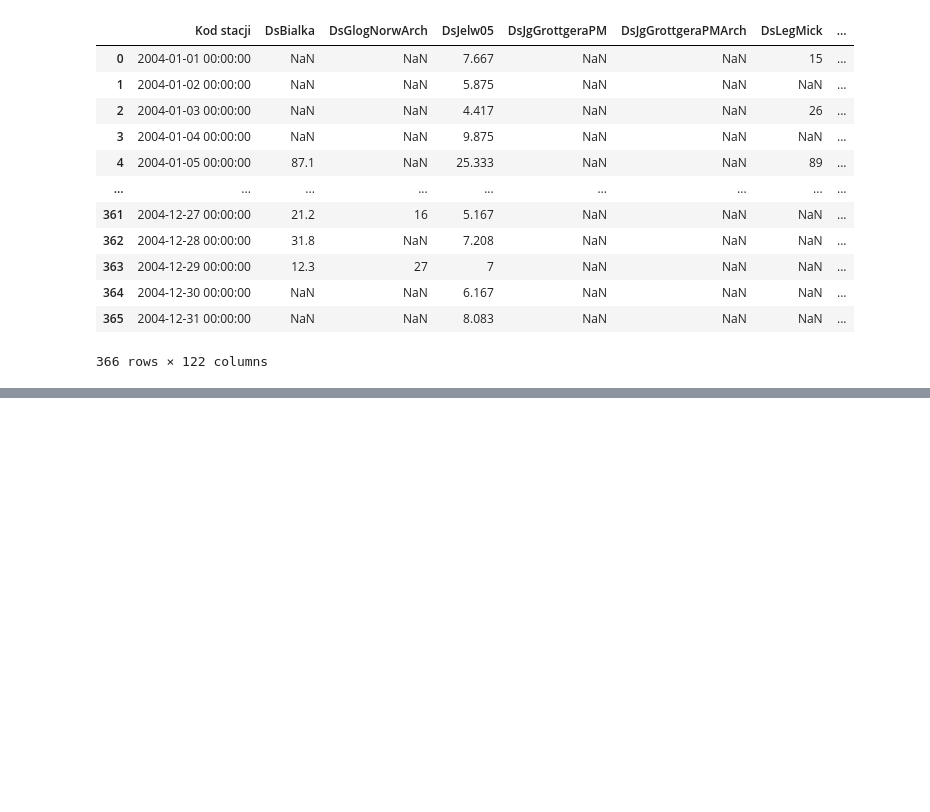
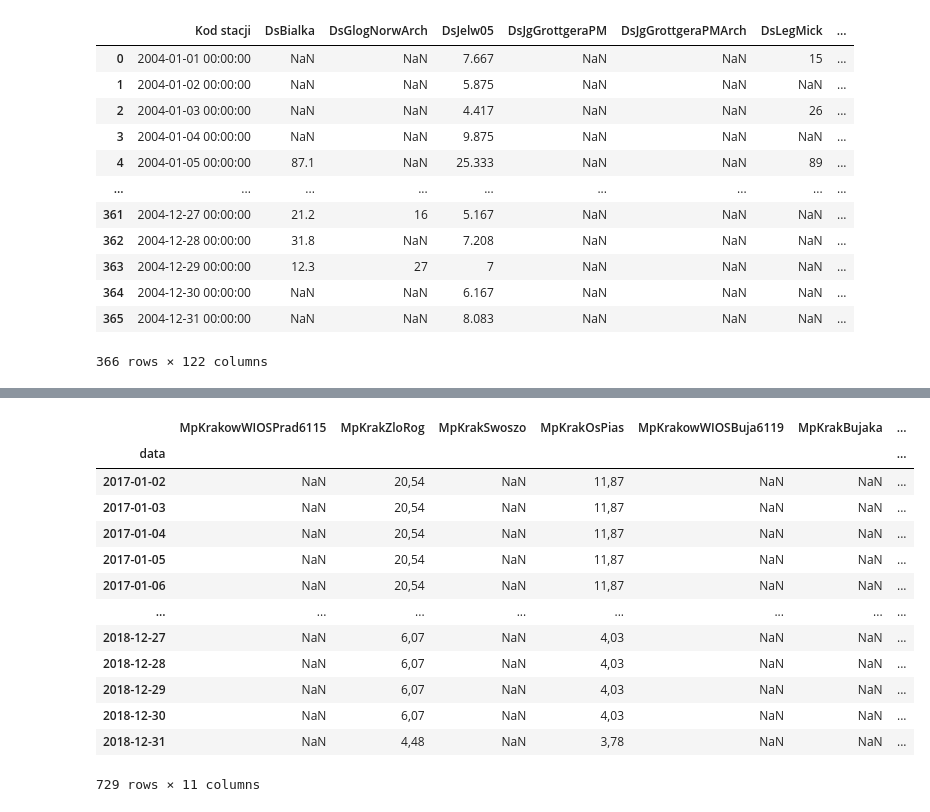
Before and after one commit to klklaudia/AI, a Jupyter notebook: PredykcjaSmogu/dane.ipynb, the cells around one changed output, grey strips where cells are left out. Saved outputs shown, nothing was run; the diff lists cells and outputs as text; code cells hidden in the pictures; blank space fills up the shorter version.

```diff
--- a/PredykcjaSmogu/dane.ipynb
+++ b/PredykcjaSmogu/dane.ipynb
@@ -138,21 +60,0 @@ Dostępne metadane
-# %%
-# global dataset
-def dataset(parameter):
-    # locations set
-    locations = set()
-    locations.update(dfs2016[parameter].columns.tolist())
-    locations.update(dfs2024[parameter].columns.tolist())
-    # combined df
-    # unpacking args (effective)
-    df = pd.DataFrame(columns = [* locations], index=dfs2016[parameter].index.union(dfs2024[parameter].index))
-
-    for location in locations:
-        try:
-            df[location] = dfs2016[parameter][location]
-        except KeyError:
-            pass
-        try:
-            df[location] = dfs2024[parameter][location]
-        except KeyError:
-            pass
-    return df
@@ -299,0 +196,19 @@ for i, p in enumerate(parameters):
+# %%
+string_values_df = dfBaP.map(lambda x: isinstance(x, str))
+dfBaP[string_values_df.any(axis=1)]
+# cannot convert coma separated to float
+# %% [output]
+|  | MpKrakowWIOSPrad6115 | MpKrakZloRog | MpKrakSwoszo | MpKrakOsPias | MpKrakowWIOSBuja6119 | MpKrakBujaka | ... |
+| data |  |  |  |  |  |  | ... |
+| 2017-01-02 | NaN | 20,54 | NaN | 11,87 | NaN | NaN | ... |
+| 2017-01-03 | NaN | 20,54 | NaN | 11,87 | NaN | NaN | ... |
+| 2017-01-04 | NaN | 20,54 | NaN | 11,87 | NaN | NaN | ... |
+| 2017-01-05 | NaN | 20,54 | NaN | 11,87 | NaN | NaN | ... |
+| 2017-01-06 | NaN | 20,54 | NaN | 11,87 | NaN | NaN | ... |
+| ... | ... | ... | ... | ... | ... | ... | ... |
+| 2018-12-27 | NaN | 6,07 | NaN | 4,03 | NaN | NaN | ... |
+| 2018-12-28 | NaN | 6,07 | NaN | 4,03 | NaN | NaN | ... |
+| 2018-12-29 | NaN | 6,07 | NaN | 4,03 | NaN | NaN | ... |
+| 2018-12-30 | NaN | 6,07 | NaN | 4,03 | NaN | NaN | ... |
+| 2018-12-31 | NaN | 4,48 | NaN | 3,78 | NaN | NaN | ... |
+729 rows × 11 columns
```
Also changed, not shown: parts of 40 cells of this notebook.
